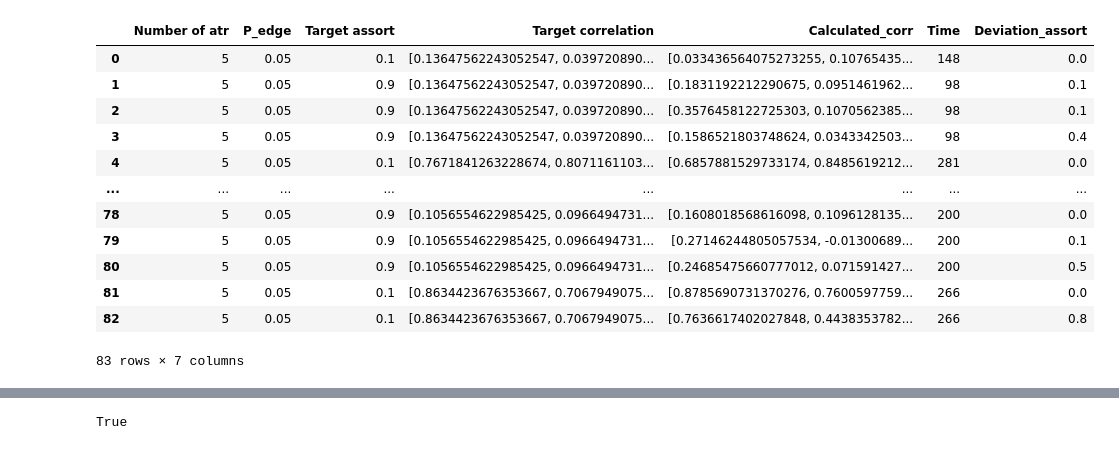
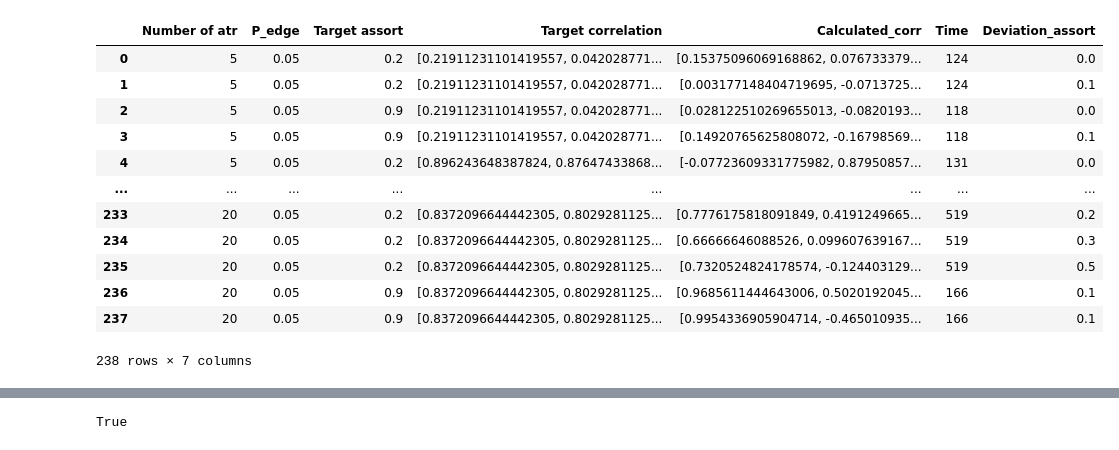
Before and after one commit to aimclub/GOLEM, a Jupyter notebook: examples/BN_generator_learning/result_analysis.ipynb, the cells around one changed output, grey strips where cells are left out. Saved outputs shown, nothing was run; the diff lists cells and outputs as text; code cells hidden in the pictures.

```diff
--- a/examples/BN_generator_learning/result_analysis.ipynb
+++ b/examples/BN_generator_learning/result_analysis.ipynb
@@ -8,20 +10,20 @@ import numpy as np
 # %%
-data = pd.read_csv('results/paper_cec/4 5 0.05 0.1 high exp2.csv')
+data = pd.read_csv('results/paper_cec/4 20 0.05 0.9 high exp2.csv')
 data
 # %% [output]
 |  | Number of atr | P_edge | Target assort | Target correlation | Calculated_corr | Time | Deviation_assort |
-| 0 | 5 | 0.05 | 0.1 | [0.13647562243052547, 0.039720890... | [0.033436564075273255, 0.10765435... | 148 | 0.0 |
-| 1 | 5 | 0.05 | 0.9 | [0.13647562243052547, 0.039720890... | [0.1831192212290675, 0.0951461962... | 98 | 0.1 |
-| 2 | 5 | 0.05 | 0.9 | [0.13647562243052547, 0.039720890... | [0.3576458122725303, 0.1070562385... | 98 | 0.1 |
-| 3 | 5 | 0.05 | 0.9 | [0.13647562243052547, 0.039720890... | [0.1586521803748624, 0.0343342503... | 98 | 0.4 |
-| 4 | 5 | 0.05 | 0.1 | [0.7671841263228674, 0.8071161103... | [0.6857881529733174, 0.8485619212... | 281 | 0.0 |
+| 0 | 5 | 0.05 | 0.2 | [0.21911231101419557, 0.042028771... | [0.15375096069168862, 0.076733379... | 124 | 0.0 |
+| 1 | 5 | 0.05 | 0.2 | [0.21911231101419557, 0.042028771... | [0.003177148404719695, -0.0713725... | 124 | 0.1 |
+| 2 | 5 | 0.05 | 0.9 | [0.21911231101419557, 0.042028771... | [0.028122510269655013, -0.0820193... | 118 | 0.0 |
+| 3 | 5 | 0.05 | 0.9 | [0.21911231101419557, 0.042028771... | [0.14920765625808072, -0.16798569... | 118 | 0.1 |
+| 4 | 5 | 0.05 | 0.2 | [0.896243648387824, 0.87647433868... | [-0.07723609331775982, 0.87950857... | 131 | 0.0 |
 | ... | ... | ... | ... | ... | ... | ... | ... |
-| 78 | 5 | 0.05 | 0.9 | [0.1056554622985425, 0.0966494731... | [0.1608018568616098, 0.1096128135... | 200 | 0.0 |
-| 79 | 5 | 0.05 | 0.9 | [0.1056554622985425, 0.0966494731... | [0.27146244805057534, -0.01300689... | 200 | 0.1 |
-| 80 | 5 | 0.05 | 0.9 | [0.1056554622985425, 0.0966494731... | [0.24685475660777012, 0.071591427... | 200 | 0.5 |
-| 81 | 5 | 0.05 | 0.1 | [0.8634423676353667, 0.7067949075... | [0.8785690731370276, 0.7600597759... | 266 | 0.0 |
-| 82 | 5 | 0.05 | 0.1 | [0.8634423676353667, 0.7067949075... | [0.7636617402027848, 0.4438353782... | 266 | 0.8 |
+| 233 | 20 | 0.05 | 0.2 | [0.8372096644442305, 0.8029281125... | [0.7776175818091849, 0.4191249665... | 519 | 0.2 |
+| 234 | 20 | 0.05 | 0.2 | [0.8372096644442305, 0.8029281125... | [0.66666646088526, 0.099607639167... | 519 | 0.3 |
+| 235 | 20 | 0.05 | 0.2 | [0.8372096644442305, 0.8029281125... | [0.7320524824178574, -0.124403129... | 519 | 0.5 |
+| 236 | 20 | 0.05 | 0.9 | [0.8372096644442305, 0.8029281125... | [0.9685611444643006, 0.5020192045... | 166 | 0.1 |
+| 237 | 20 | 0.05 | 0.9 | [0.8372096644442305, 0.8029281125... | [0.9954336905904714, -0.465010935... | 166 | 0.1 |
-83 rows × 7 columns
+238 rows × 7 columns
 # %%
 for i in data.index:
     origin_corr = ast.literal_eval(data.loc[i,'Target correlation'])
```
Also changed, not shown: parts of 7 cells of this notebook, 2 other files.
